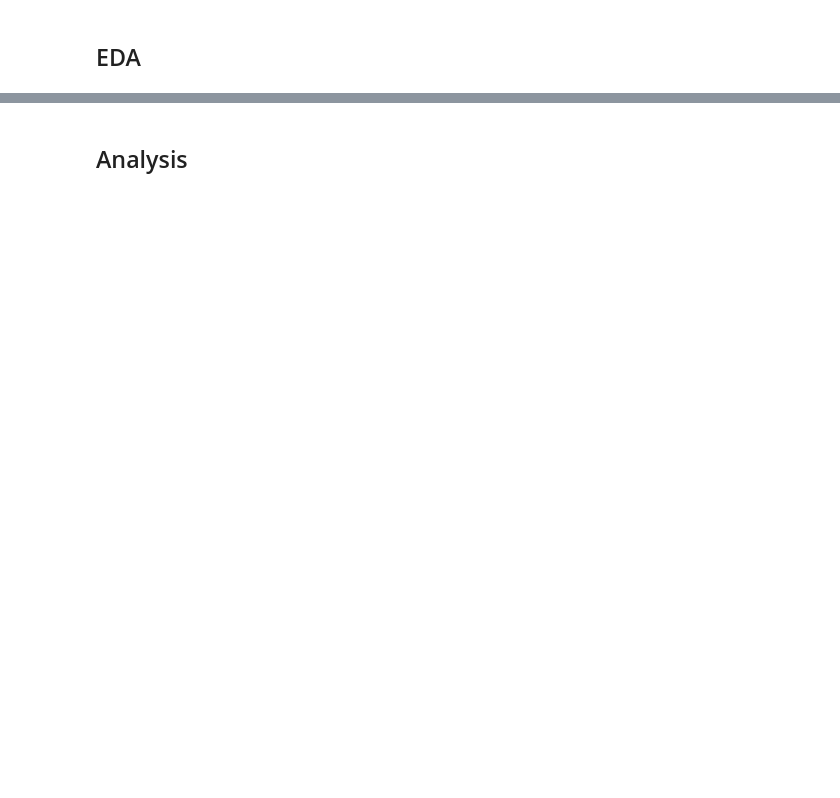
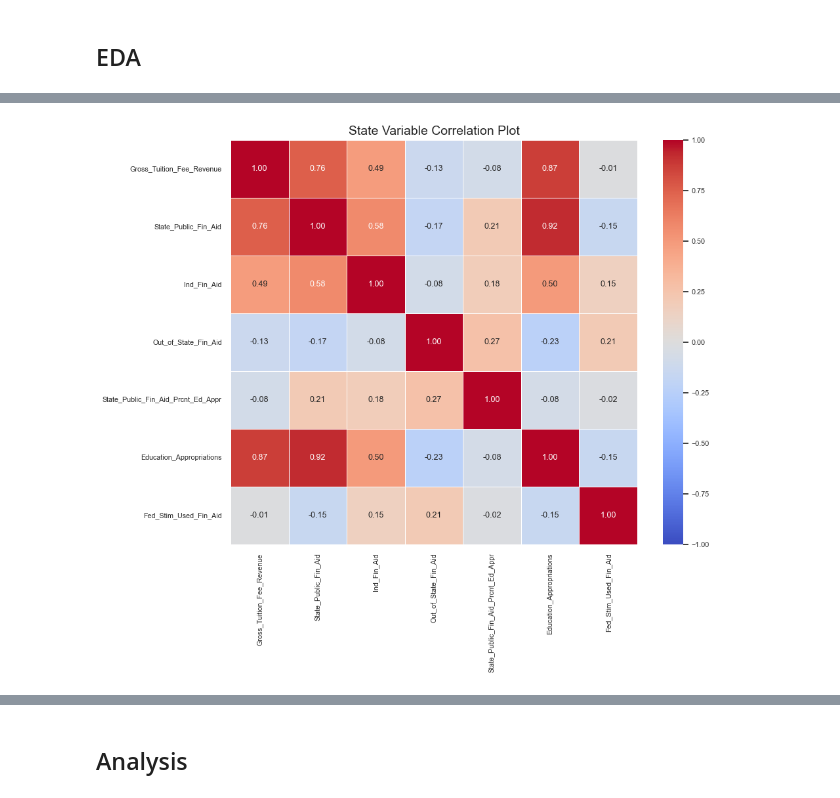
Before and after one commit to Joshua-Wehner/ISYE6414_Project, a Jupyter notebook: Logistic_Regression.ipynb, the cells around one changed output, grey strips where cells are left out. Saved outputs shown, nothing was run; the diff lists cells and outputs as text; code cells hidden in the pictures; blank space fills up the shorter version.

```diff
--- a/Logistic_Regression.ipynb
+++ b/Logistic_Regression.ipynb
@@ -278,0 +330,13 @@ plt.show()
+# %%
+#Correlation Plot for numerical data
+numerical_df = df_clean[state_features]
+# numerical_df = df_clean.iloc[:,30:61]
+correlation_matrix = numerical_df.corr()
+plt.figure(figsize=(10, 8))
+sns.heatmap(correlation_matrix, vmin=-1, vmax=1, annot=True, cmap='coolwarm', fmt=".2f", linewidths=0.5, annot_kws={'size': 9})
+sns.set(font_scale=0.7)
+plt.title('State Variable Correlation Plot', fontsize=14)
+plt.tight_layout
+plt.show()
+# %% [output]
+[figure, new version]
```
Also changed, not shown: parts of 40 cells of this notebook, 2 other files.
